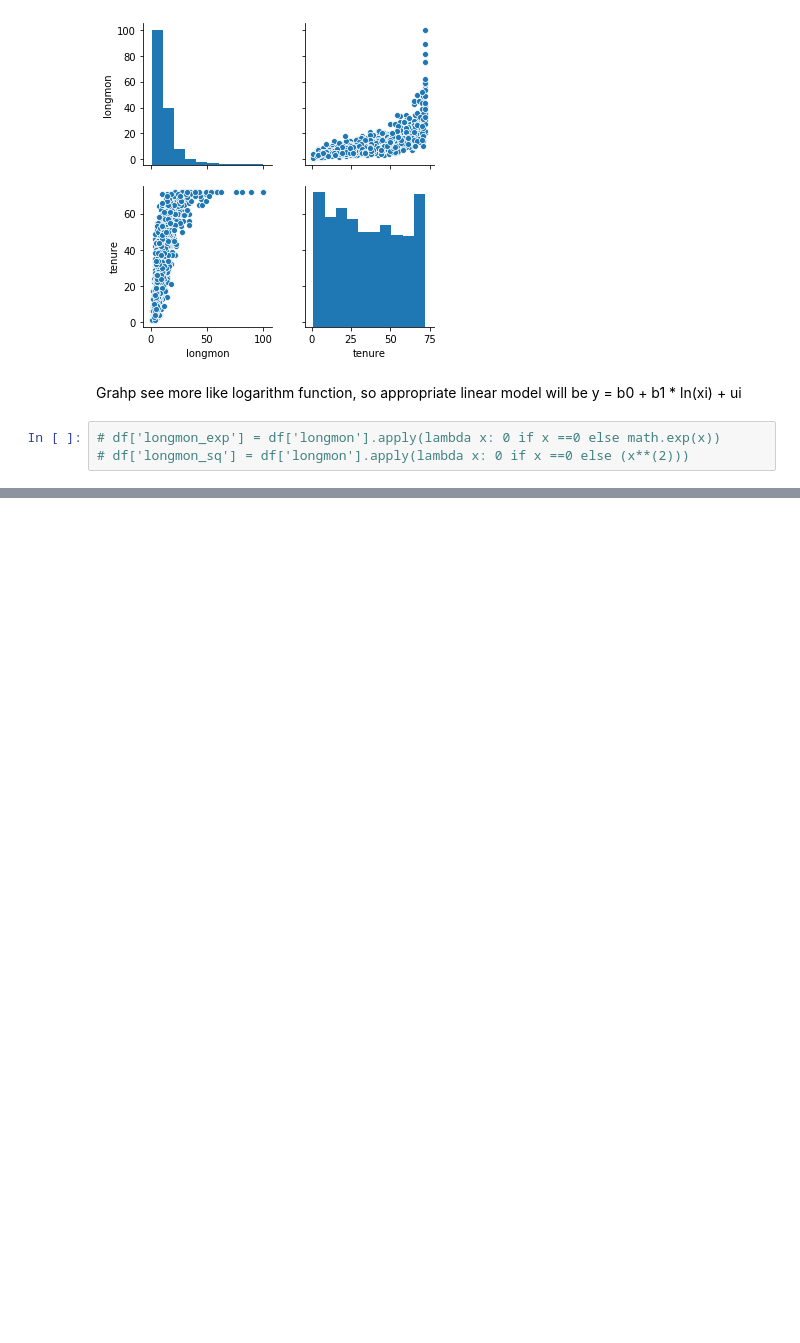
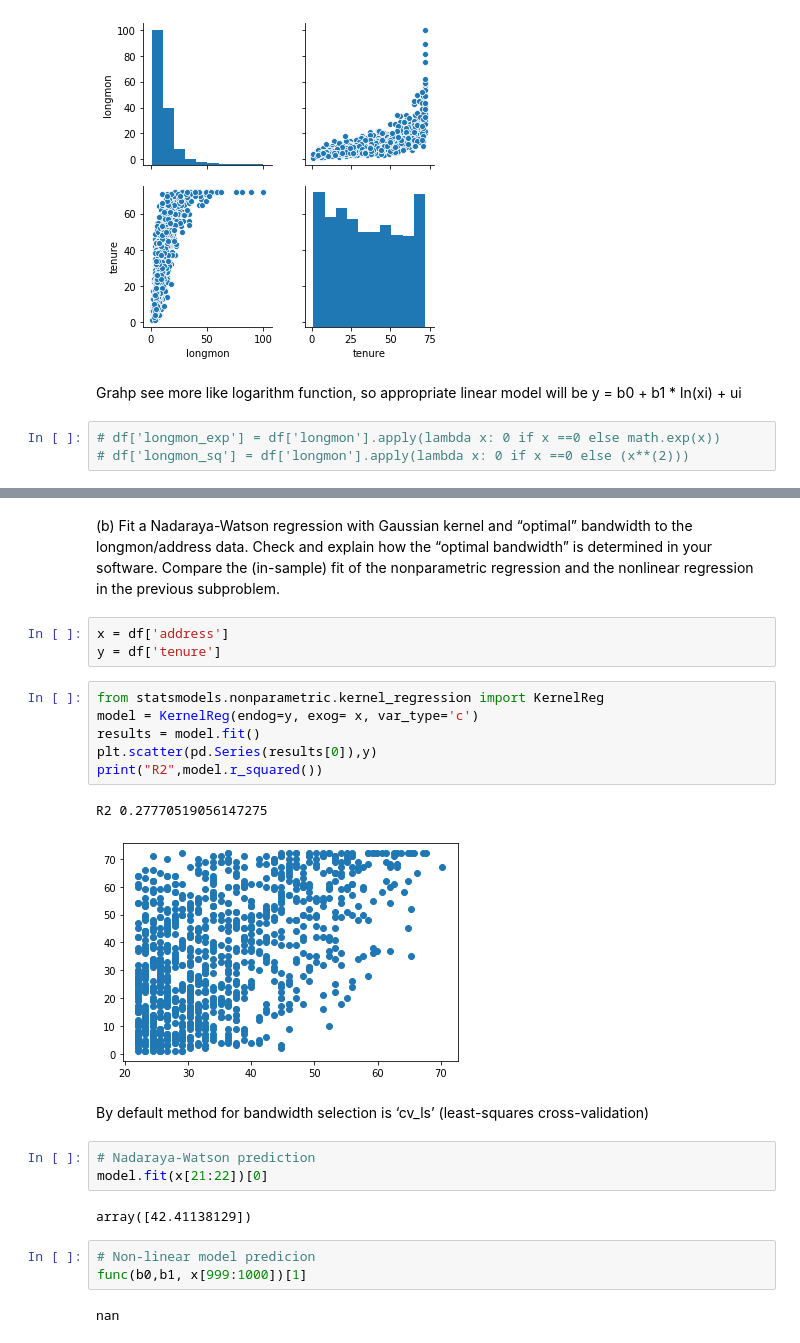
Before and after one commit to nrrud20/stat, a Jupyter notebook: HW4_draft_2.1.ipynb, the cells around one changed output, grey strips where cells are left out. Drawn from its saved outputs; the diff is of its cells as text; blank space fills up the shorter version.

```diff
--- a/HW4_draft_2.1.ipynb
+++ b/HW4_draft_2.1.ipynb
@@ -196,0 +258,29 @@ plt.show()
+# %% [markdown]
+(b) Fit a Nadaraya-Watson regression with Gaussian kernel and “optimal” bandwidth
+to the longmon/address data. Check and explain how the “optimal bandwidth”
+is determined in your software. Compare the (in-sample) fit of the nonparametric
+regression and the nonlinear regression in the previous subproblem.
+# %%
+x = df['address']
+y = df['tenure']
+# %%
+from statsmodels.nonparametric.kernel_regression import KernelReg
+model = KernelReg(endog=y, exog= x, var_type='c')
+results = model.fit()
+plt.scatter(pd.Series(results[0]),y)
+print("R2",model.r_squared())
+# %% [output]
+R2 0.27770519056147275
+[figure, added]
+# %% [markdown]
+By default method for bandwidth selection is ‘cv_ls’ (least-squares cross-validation)
+# %%
+# Nadaraya-Watson prediction
+model.fit(x[21:22])[0]
+# %% [output]
+array([42.41138129])
+# %%
+# Non-linear model predicion
+func(b0,b1, x[999:1000])[1]
+# %% [output]
+nan
```
Also changed, not shown: parts of 33 cells of this notebook, 2 other files.
